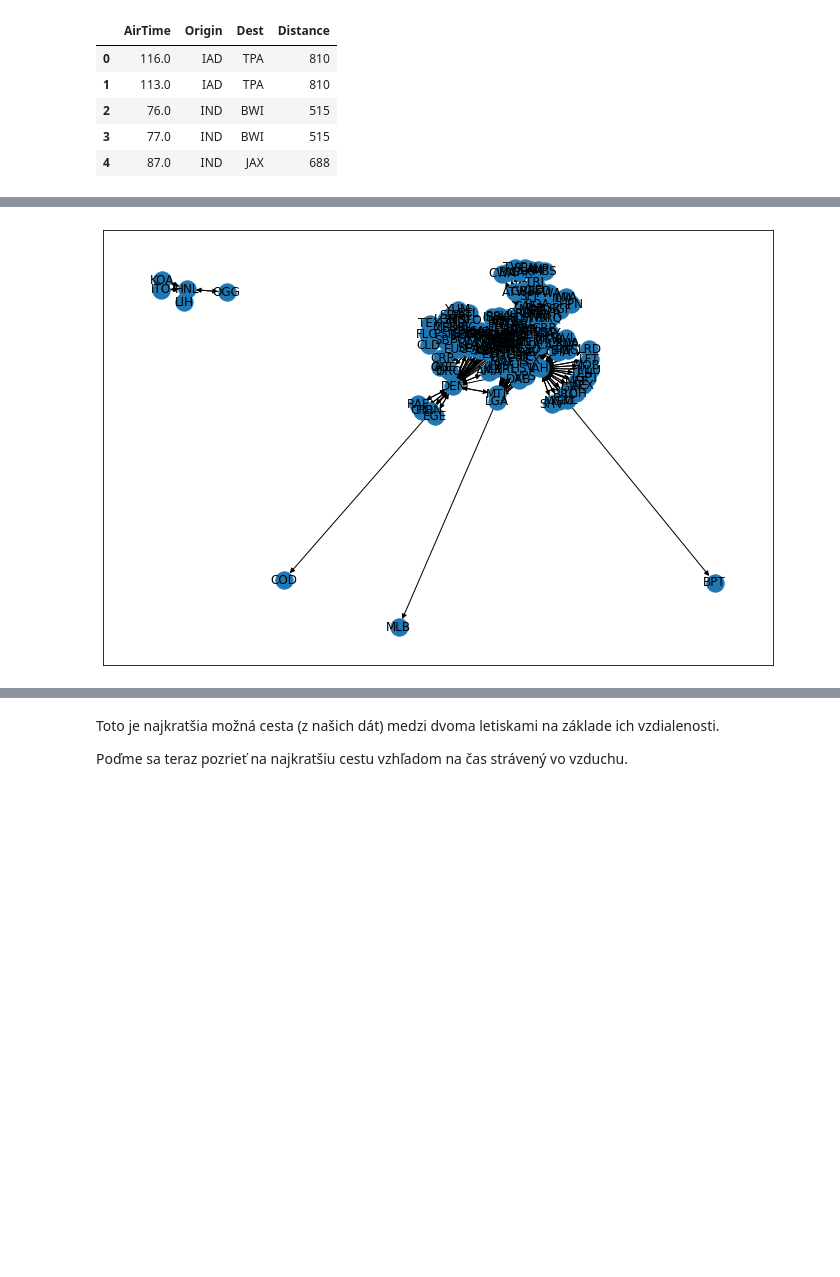
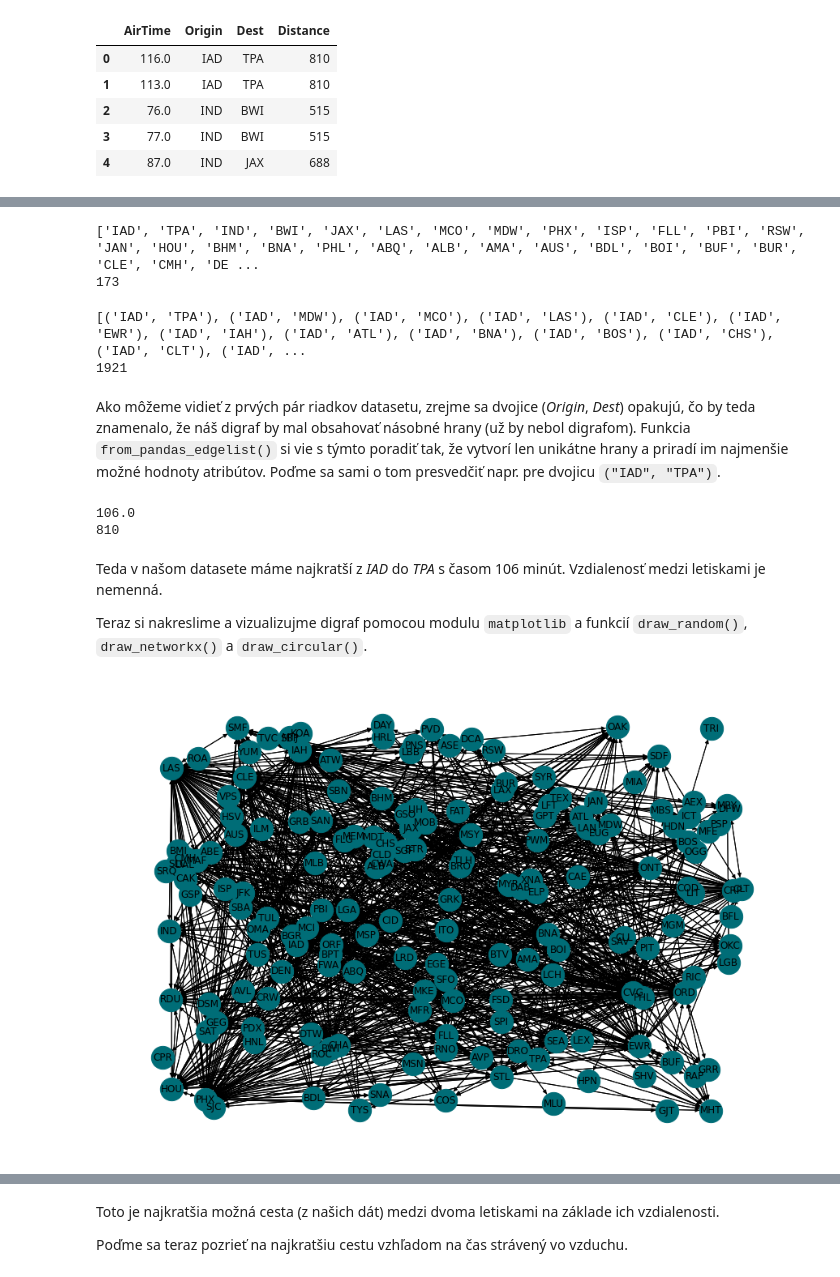
Before and after one commit to abadik/algoritmy-na-sietach, a Jupyter notebook: airlines.ipynb, the cells around one changed output, grey strips where cells are left out. Cells and saved outputs as stored; diff of their text form; code cells hidden in the pictures; blank space fills up the shorter version.

```diff
--- a/airlines.ipynb
+++ b/airlines.ipynb
@@ -53,7 +45,35 @@ Nakreslime a vizualizujeme graf pomocou modulu `matplotlib` a funkcie `draw_netw
+# %%
+print(G.nodes())
+print(len(G.nodes()))
+# %% [output]
+['IAD', 'TPA', 'IND', 'BWI', 'JAX', 'LAS', 'MCO', 'MDW', 'PHX', 'ISP', 'FLL', 'PBI', 'RSW', 'JAN', 'HOU', 'BHM', 'BNA', 'PHL', 'ABQ', 'ALB', 'AMA', 'AUS', 'BDL', 'BOI', 'BUF', 'BUR', 'CLE', 'CMH', 'DE ...
+173
+# %%
+print(G.edges())
+print(len(G.edges()))
+# %% [output]
+[('IAD', 'TPA'), ('IAD', 'MDW'), ('IAD', 'MCO'), ('IAD', 'LAS'), ('IAD', 'CLE'), ('IAD', 'EWR'), ('IAD', 'IAH'), ('IAD', 'ATL'), ('IAD', 'BNA'), ('IAD', 'BOS'), ('IAD', 'CHS'), ('IAD', 'CLT'), ('IAD', ...
+1921
+# %% [markdown]
+Ako môžeme vidieť z prvých pár riadkov datasetu, zrejme sa dvojice (*Origin*, *Dest*) opakujú, čo by teda znamenalo, že náš digraf by mal obsahovať násobné hrany (už by nebol digrafom). Funkcia `from_pandas_edgelist()` si vie s týmto poradiť tak, že vytvorí len unikátne hrany a priradí im najmenšie možné hodnoty atribútov. Poďme sa sami o tom presvedčiť napr. pre dvojicu `("IAD", "TPA")`.
+# %%
+# najskôr zistíme atribúty všetkých hrán
+air_times = nx.get_edge_attributes(G, "AirTime")
+distances = nx.get_edge_attributes(G, "Distance")
+# teraz vypíšeme atribúty len špecifickej hrany
+print(air_times[("IAD","TPA")])
+print(distances[("IAD","TPA")])
+# %% [output]
+106.0
+810
+# %% [markdown]
+Teda v našom datasete máme najkratší z *IAD* do *TPA* s časom 106 minút. Vzdialenosť medzi letiskami je nemenná.
+
+Teraz si nakreslime a vizualizujme digraf pomocou modulu `matplotlib` a funkcií `draw_random()`, `draw_networkx()` a `draw_circular()`.
 # %%
 import matplotlib.pyplot as plt
 
 plt.figure(figsize = (12, 8))
-nx.draw_networkx(G, with_labels = True)
+nx.draw_random(G, with_labels = True, node_size = 800, node_color = "#006D77")
 # %% [output]
-[figure, old version]
+[figure, new version]
```
Also changed, not shown: parts of 28 cells of this notebook.
